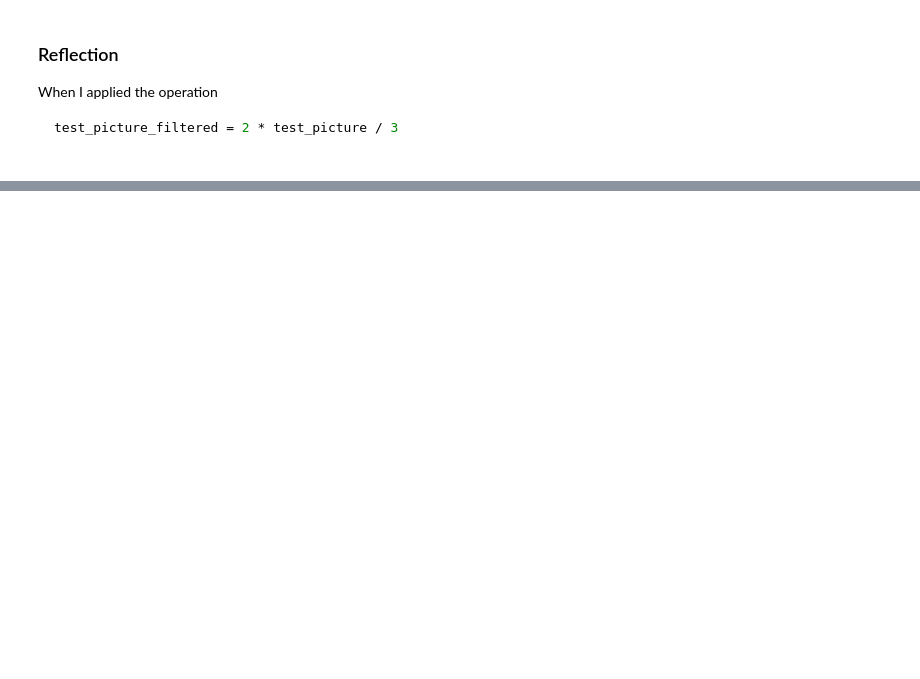
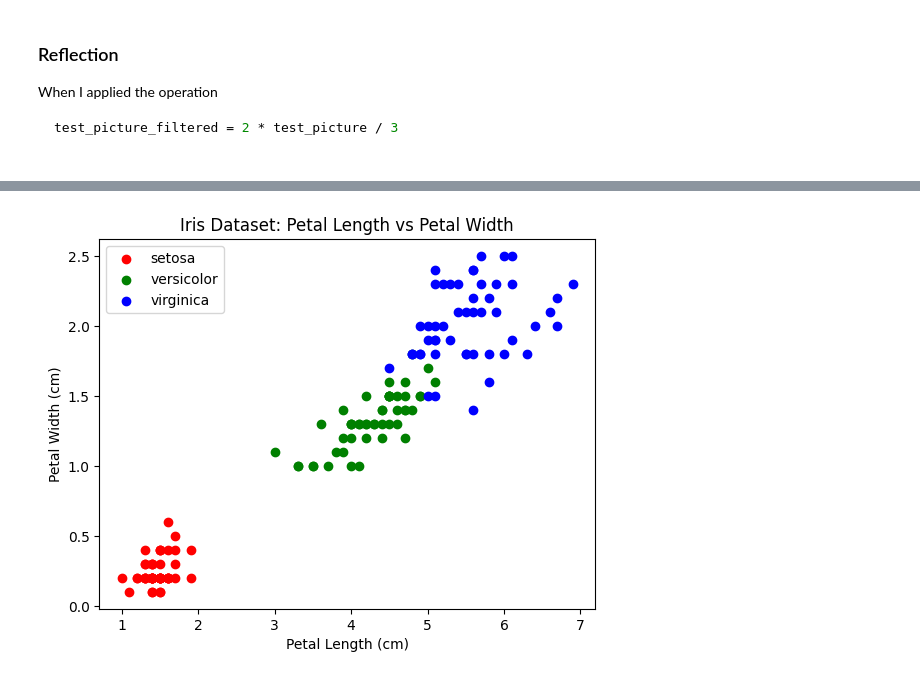
Before and after one commit to nooo525/ai-for-the-arts, a Jupyter notebook: coding_exercises.ipynb, the cells around one changed output, grey strips where cells are left out. Cells and saved outputs as stored; diff of their text form; code cells hidden in the pictures; blank space fills up the shorter version.

```diff
--- a/coding_exercises.ipynb
+++ b/coding_exercises.ipynb
@@ -1511,0 +1606,20 @@ This exercise demonstrates that images are just arrays of numbers, and even a si
+# %%
+import matplotlib.pyplot as plt
+from sklearn.datasets import load_iris
+iris = load_iris()
+petal_length = iris.data[:, 2]  # 3rd column
+petal_width = iris.data[:, 3]   # 4th column
+species = iris.target
+species_names = iris.target_names
+colors = ['red', 'green', 'blue']
+for i in range(len(species_names)):
+    x = petal_length[species == i]
+    y = petal_width[species == i]
+    plt.scatter(x, y, color=colors[i], label=species_names[i])
+    plt.xlabel('Petal Length (cm)')
+plt.ylabel('Petal Width (cm)')
+plt.title('Iris Dataset: Petal Length vs Petal Width')
+plt.legend()
+plt.show()
+# %% [output]
+[figure, added]
```
Also changed, not shown: parts of 22 cells of this notebook.
